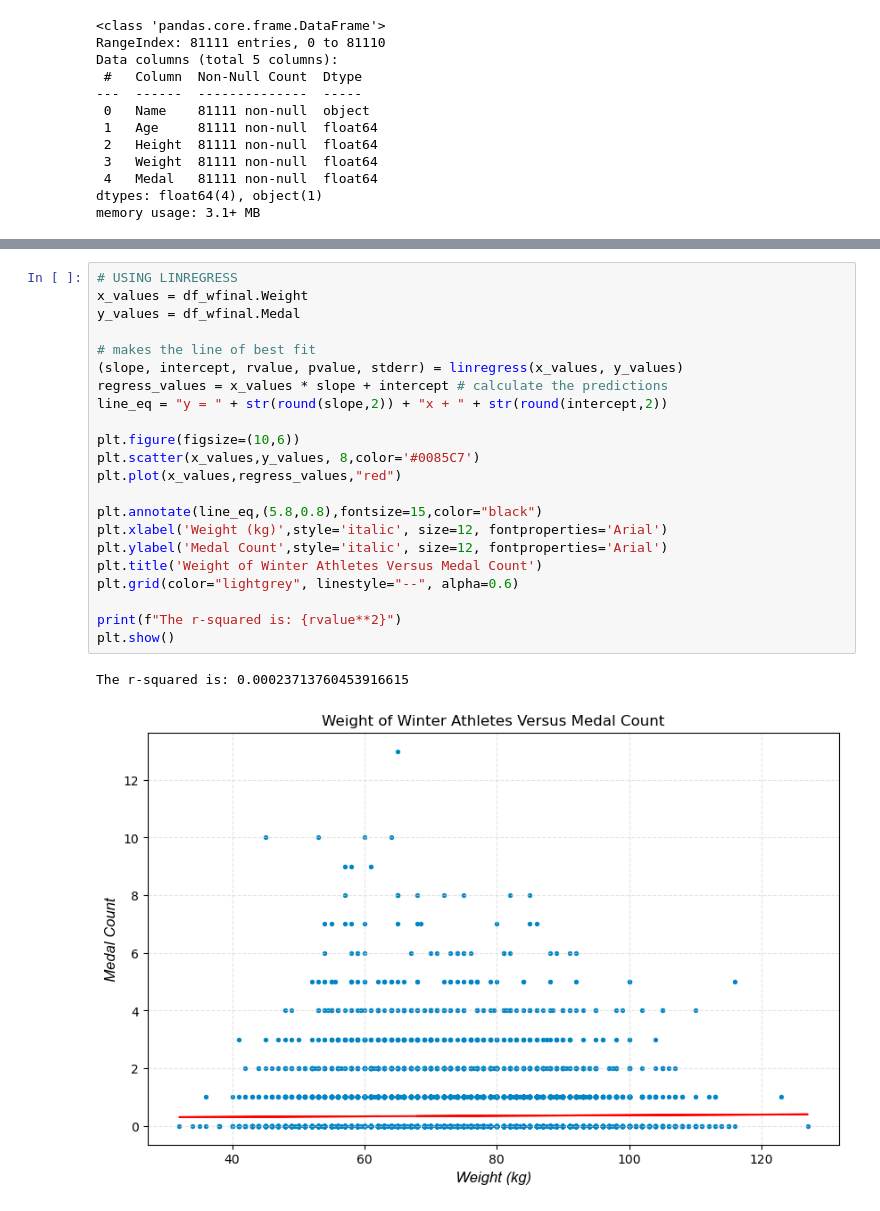
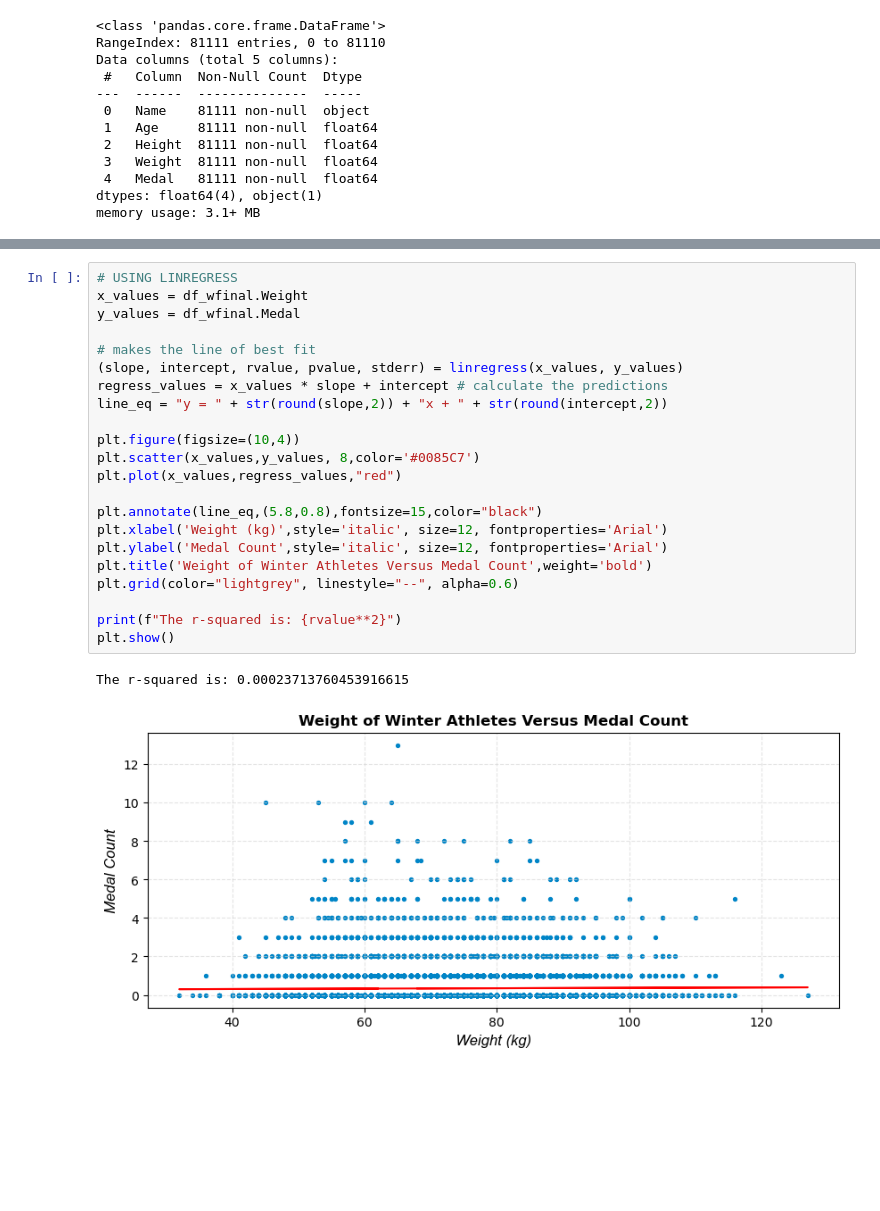
Before and after one commit to arroyo-jorge16/project_1_group_3, a Jupyter notebook: gavin_work/gavin_project.ipynb, the cells around one changed output, grey strips where cells are left out. Saved outputs shown, nothing was run; the diff lists cells and outputs as text; blank space fills up the shorter version.

```diff
--- a/gavin_work/gavin_project.ipynb
+++ b/gavin_work/gavin_project.ipynb
@@ -317,28 +319,28 @@ The r-squared is: 0.000674927602212412
 # %%
 # USING LINREGRESS
 x_values = df_wfinal.Weight
 y_values = df_wfinal.Medal
 
 # makes the line of best fit
 (slope, intercept, rvalue, pvalue, stderr) = linregress(x_values, y_values)
 regress_values = x_values * slope + intercept # calculate the predictions
 line_eq = "y = " + str(round(slope,2)) + "x + " + str(round(intercept,2))
 
-plt.figure(figsize=(10,6))
+plt.figure(figsize=(10,4))
 plt.scatter(x_values,y_values, 8,color='#0085C7')
 plt.plot(x_values,regress_values,"red")
 
 plt.annotate(line_eq,(5.8,0.8),fontsize=15,color="black")
 plt.xlabel('Weight (kg)',style='italic', size=12, fontproperties='Arial')
 plt.ylabel('Medal Count',style='italic', size=12, fontproperties='Arial')
-plt.title('Weight of Winter Athletes Versus Medal Count')
+plt.title('Weight of Winter Athletes Versus Medal Count',weight='bold')
 plt.grid(color="lightgrey", linestyle="--", alpha=0.6)
 
 print(f"The r-squared is: {rvalue**2}")
 plt.show()
 # %% [output]
 The r-squared is: 0.00023713760453916615
-[figure, old version]
+[figure, new version]
 # %%
 # USING LINREGRESS
 x_values = df_sfinal.Height
```
Also changed, not shown: parts of 5 cells of this notebook.
